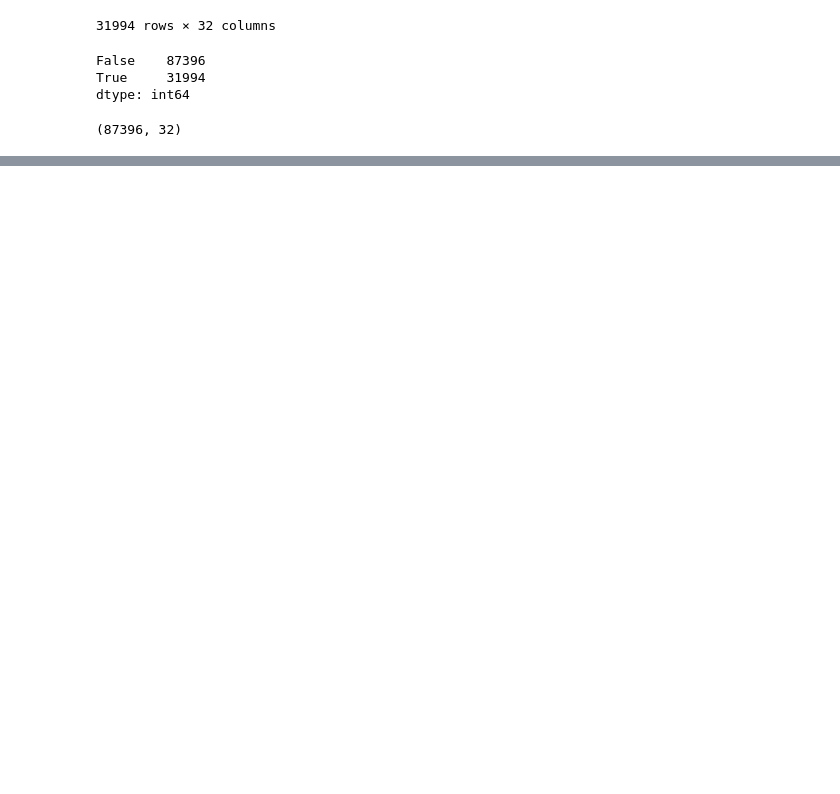
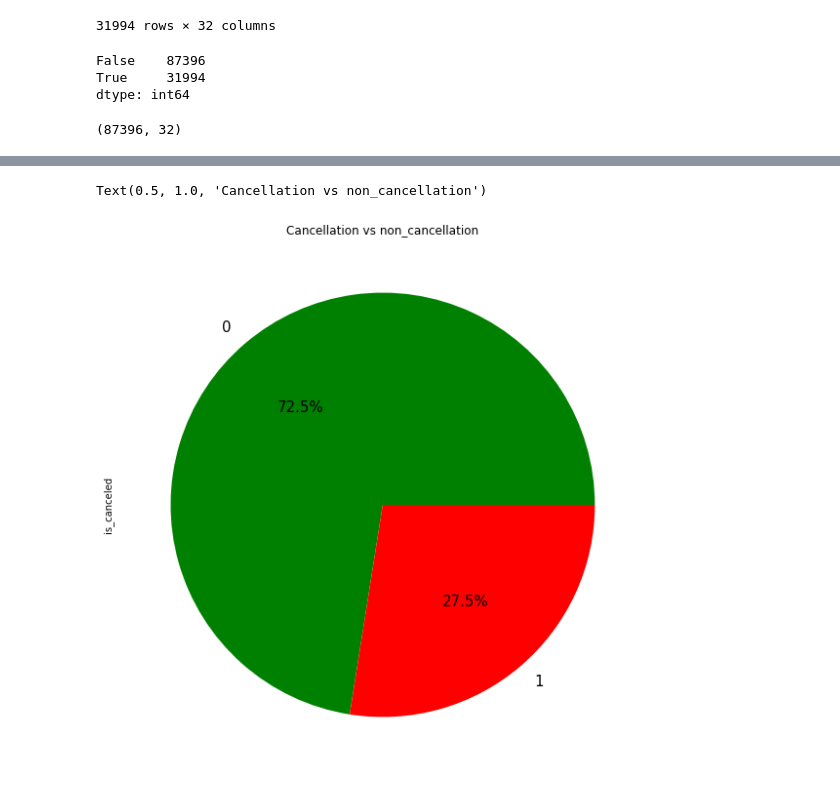
Before and after one commit to akashsinghsharma/almabetter-pythonEDA-project, a Jupyter notebook: Hotel_Booking_Analysis.ipynb, the cells around one changed output, grey strips where cells are left out. Drawn from its saved outputs; the diff is of its cells as text; code cells hidden in the pictures; blank space fills up the shorter version.

```diff
--- a/Hotel_Booking_Analysis.ipynb
+++ b/Hotel_Booking_Analysis.ipynb
@@ -226,0 +260,6 @@ I am going to investigate the data here to find key insight, summarize data and
+# %%
+hotel_data_copy['is_canceled'].value_counts().plot.pie(colors = ['green' , 'red'], autopct='%1.1f%%' , figsize = (15,10), fontsize = 15)
+plt.title('Cancellation vs non_cancellation')
+# %% [output]
+Text(0.5, 1.0, 'Cancellation vs non_cancellation')
+[figure, added]
```
Also changed, not shown: parts of 15 cells of this notebook.
